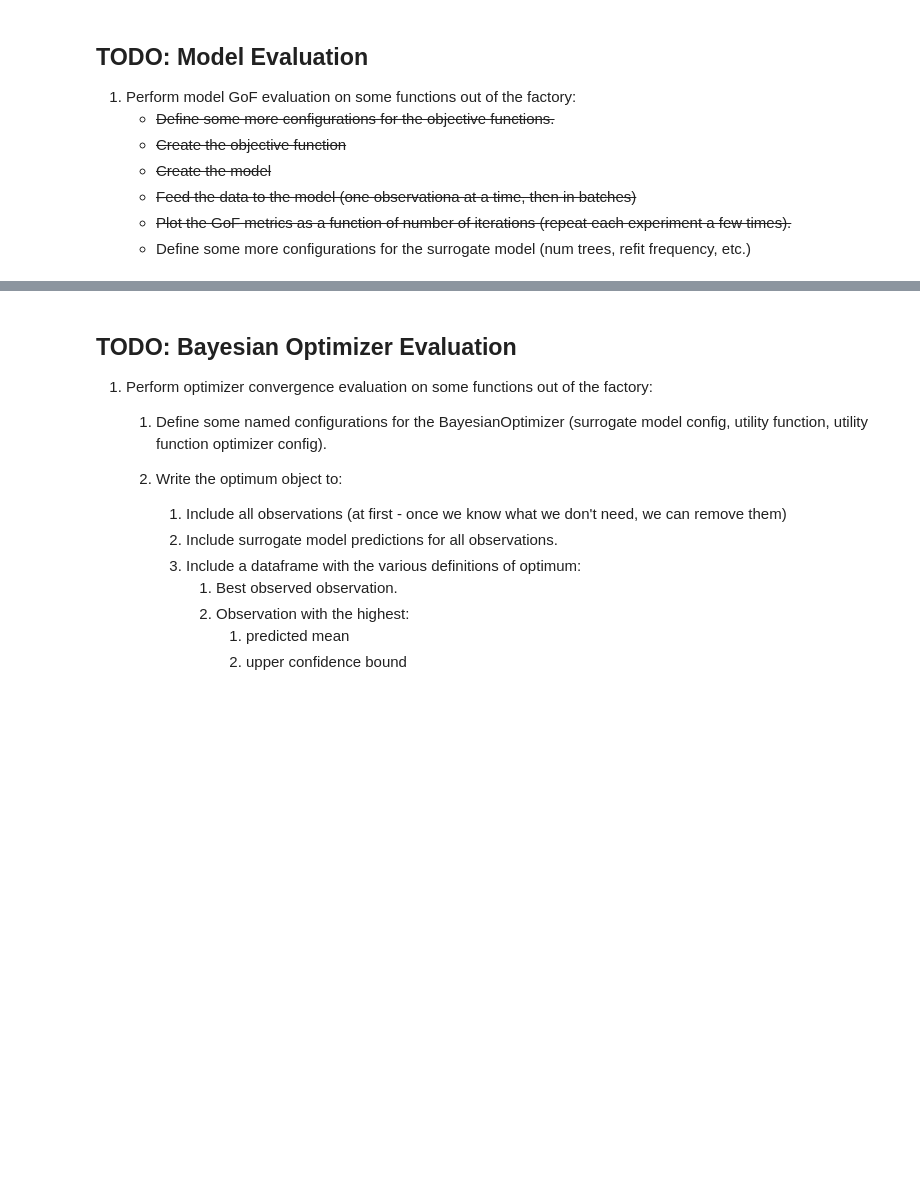
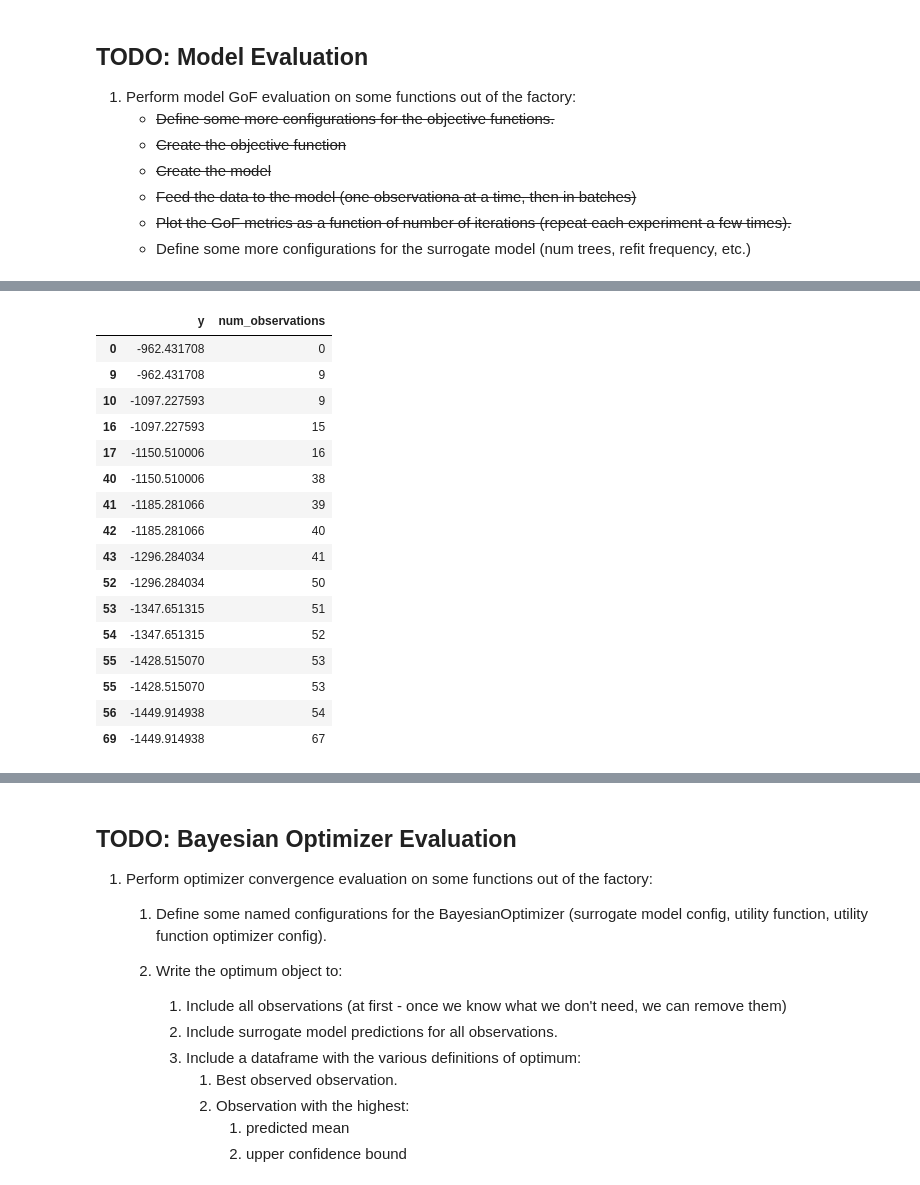
Before and after one commit to byte-sculptor/mlos_v2, a Jupyter notebook: source/Mlos.Notebooks/OptimizerEvaluationTools.ipynb, the cells around one changed output, grey strips where cells are left out. Cells and saved outputs as stored; diff of their text form; code cells hidden in the pictures; blank space fills up the shorter version.

```diff
--- a/source/Mlos.Notebooks/OptimizerEvaluationTools.ipynb
+++ b/source/Mlos.Notebooks/OptimizerEvaluationTools.ipynb
@@ -140,14 +140,14 @@ from mlos.Optimizers.BayesianOptimizerConfigStore import bayesian_optimizer_conf
 
 optimizer_config = bayesian_optimizer_config_store.default
 optimizer_config.experiment_designer_config.glow_worm_swarm_optimizer_config.num_iterations = 10
-optimizer_config.min_samples_required_for_guided_design_of_experiments = 20
+optimizer_config.min_samples_required_for_guided_design_of_experiments = 10
 
 print(optimizer_config.to_json(indent=2))
 
 
 # Let's instantiate the optimizer.
 #
-optimizer = optimizer_factory.create_remote_optimizer(
+optimizer = optimizer_factory.create_local_optimizer(
     optimizer_config=optimizer_config,
     optimization_problem=OptimizationProblem(
         parameter_space=objective_function.parameter_space,
@@ -176,9 +177,10 @@ optimizer = optimizer_factory.create_remote_optimizer(
 # %%
 # Let us set up the lists to track optima over time.
 #
-iteration_ids = []
+best_observation_num_observations = []
 best_observation_configs = []
 best_observations = []
 
+predicted_value_num_observations = []
 best_predicted_value_configs = []
 best_predicted_values = []
@@ -229,9 +236,27 @@ for i in range(num_iterations):
 # %%
 # Best observation dataframe
 #
 best_observation_df = pd.DataFrame([observation.to_dict() for observation in best_observations])
-best_observation_df['num_observations'] = iteration_ids
+best_observation_df['num_observations'] = best_observation_num_observations
 best_observation_df = pd.concat([best_observation_df.drop_duplicates(subset=['y'], keep='last'), best_observation_df.drop_duplicates(subset=['y'], keep='first')]).sort_index()
 best_observation_df
+# %% [output]
+|  | y | num_observations |
+| 0 | -962.431708 | 0 |
+| 9 | -962.431708 | 9 |
+| 10 | -1097.227593 | 9 |
+| 16 | -1097.227593 | 15 |
+| 17 | -1150.510006 | 16 |
+| 40 | -1150.510006 | 38 |
+| 41 | -1185.281066 | 39 |
+| 42 | -1185.281066 | 40 |
+| 43 | -1296.284034 | 41 |
+| 52 | -1296.284034 | 50 |
+| 53 | -1347.651315 | 51 |
+| 54 | -1347.651315 | 52 |
+| 55 | -1428.515070 | 53 |
+| 55 | -1428.515070 | 53 |
+| 56 | -1449.914938 | 54 |
+| 69 | -1449.914938 | 67 |
 # %%
 best_predicted_value_df = pd.DataFrame([predicted_value.to_dict() for predicted_value in best_predicted_values])
```
Also changed, not shown: parts of 9 cells of this notebook, 2 other files.
